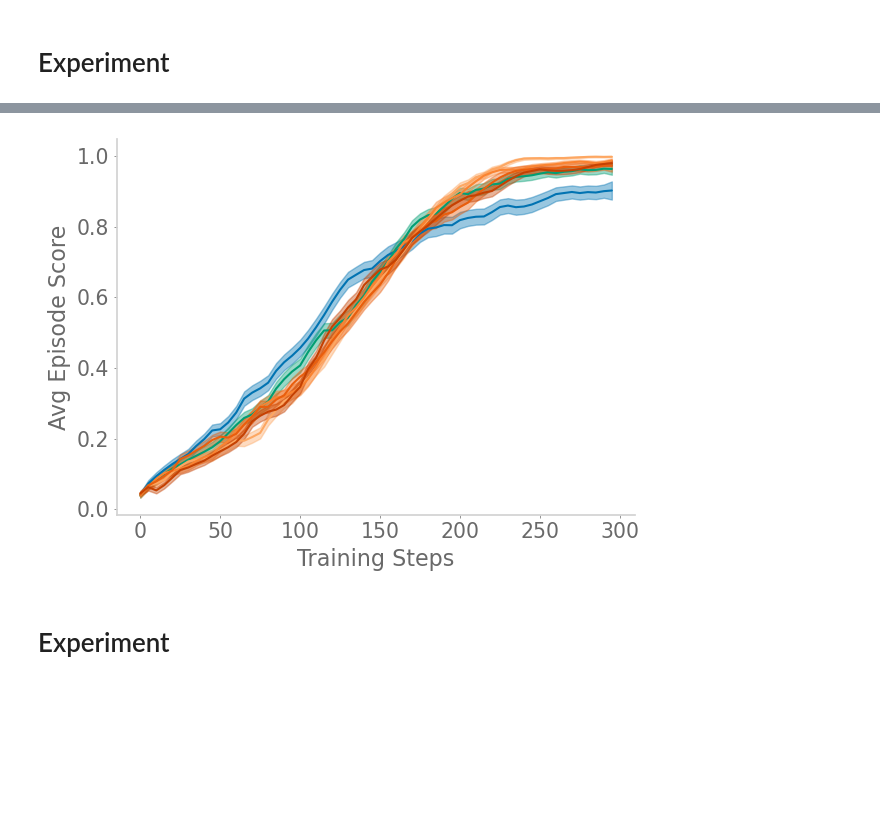
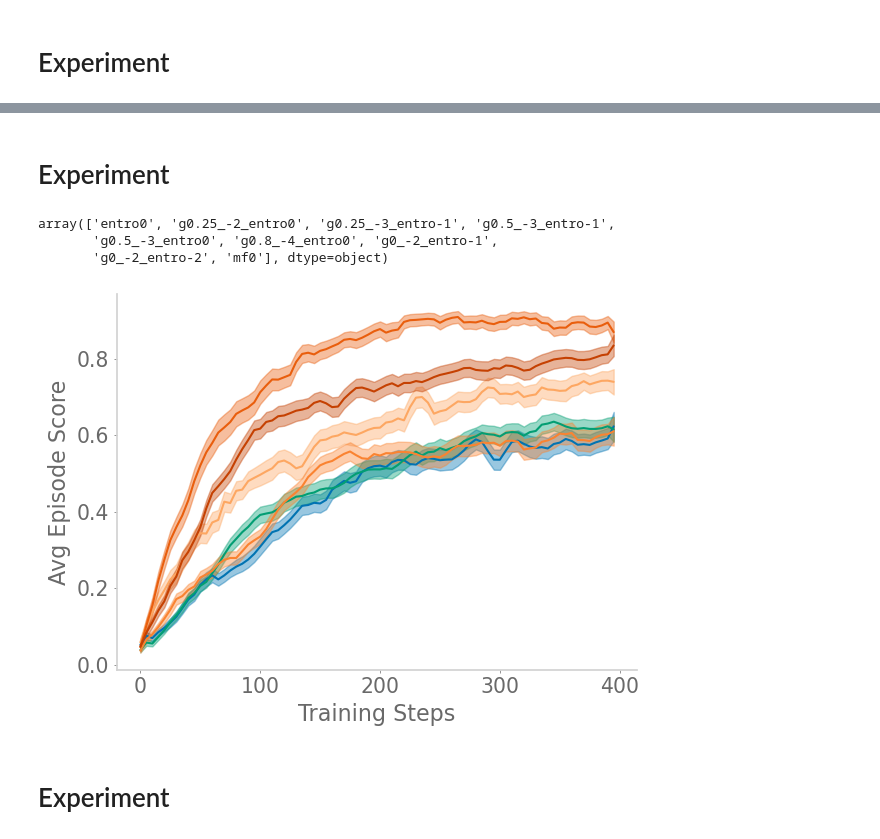
Before and after one commit to chingf/auxrl, a Jupyter notebook: notebooks/02-plot-learning-curves.ipynb, the cells around one changed output, grey strips where cells are left out. Drawn from its saved outputs; the diff is of its cells as text; code cells hidden in the pictures; blank space fills up the shorter version.

```diff
--- a/notebooks/02-plot-learning-curves.ipynb
+++ b/notebooks/02-plot-learning-curves.ipynb
@@ -75,13 +75,14 @@ df = get_df(base, z, pfiles, net_yaml)
 # %%
 colors = cm.get_cmap('Oranges')
 c_steps = np.linspace(0.4, 0.8, 4, endpoint=True)
-colors=['C0', 'C2', colors(c_steps[0])]
+colors=[colors(c_steps[0]), colors(c_steps[1]), colors(c_steps[2]), colors(c_steps[3])]
 new_df = df.copy()
 smooth_line = True
 new_df['episode'] = new_df['episode']//5*5
 episodes = np.unique(new_df['episode'])
 fig, ax = plt.subplots(figsize=(6.4*0.75, 4.8*0.75))
-for _idx, model in enumerate(['mf0', 'entro0', 'g0_-2_entro0']):
+for _idx, model in enumerate(['g0_-2_entro-1', 'g0.25_-2_entro0',
+    'g0.5_-3_entro0', 'g0.8_-4_entro0']):
     means = []
     sems = []
     for ep in episodes:
@@ -102,11 +103,9 @@ for _idx, model in enumerate(['mf0', 'entro0', 'g0_-2_entro0']):
     ax.fill_between(
         episodes[:-1], mean_lowerbound[:-1],
         mean_upperbound[:-1], alpha=0.4, color=colors[_idx])
-plt.xlim(0, 420)
+plt.xlim(-1, 420)
 plt.ylabel('Avg Episode Score')
 plt.xlabel('Training Steps')
-plt.legend(
-    title='Auxiliary Task', loc='lower right')
 plt.tight_layout()
 plt.savefig('foraging.png', dpi=300, transparent=True)
 plt.show()
@@ -235,9 +234,9 @@ plt.show()
 # %% [markdown]
 # Experiment
 # %%
-base = 'gridworld8x8_shuffobs'
+base = 'new_gridworld8x8_shuffobs'
 net_yaml = 'dm'
-z = 10
+z = 11
 # %%
 pfiles = []
 
@@ -256,3 +304,23 @@ array(['entro-1', 'entro0', 'entro1', 'g0.25_-3_entro-1',
+# %% [markdown]
+# Experiment
+# %%
+base = 'frozentransfer_new_gridworld8x8_shuffobs'
+net_yaml = 'dm'
+z = 10
+# %%
+pfiles = []
+
+pickle_dir = f'{engram_dir}pickles/{base}_{net_yaml}_dim{z}/'
+for pfile in os.listdir(pickle_dir):
+    if pfile.endswith('.p'):
+        pfiles.append(f'{pickle_dir}{pfile}')
+df = get_df(base, z, pfiles, net_yaml)
+# %%
+np.unique(df['model'])
+# %% [output]
+array(['entro0', 'g0.25_-2_entro0', 'g0.25_-3_entro-1', 'g0.5_-3_entro-1',
+       'g0.5_-3_entro0', 'g0.8_-4_entro0', 'g0_-2_entro-1',
+       'g0_-2_entro-2', 'mf0'], dtype=object)
 # %%
 colors = cm.get_cmap('Oranges')
 c_steps = np.linspace(0.4, 0.8, 4, endpoint=True)
@@ -264,36 +332,36 @@ episodes = np.unique(new_df['episode'])
 fig, ax = plt.subplots()
 for _idx, model in enumerate(
     #np.unique(new_df['model'])
-    ['mf0', 'entro0', 'g0_-2_entro0', 'g0.25_-3_entro0', 'g0.5_-3_entro0', 'g0.8_-4_entro0']
+    ['mf0', 'entro0', 'g0_-2_entro-2', 'g0.25_-2_entro0', 'g0.5_-3_entro-1', 'g0.8_-4_entro0']
     ):
     means = []
     sems = []
     for ep in episodes:
         vals = new_df[(new_df['model']==model) & (new_df['episode']==ep)]
         vals = vals['valid_score']
         means.append(np.mean(vals))
         sems.append(sem(vals))
     means = np.array(means)
     sems = np.array(sems)
     mean_lowerbound = means - sems
     mean_upperbound = means + sems
     if smooth_line:
         means = smooth(episodes, means, 3)
         mean_lowerbound = smooth(episodes, mean_lowerbound)
         mean_upperbound = smooth(episodes, mean_upperbound)
     ax.plot(episodes[:-1], means[:-1], label=model, color=colors[_idx])
     ax.fill_between(
         episodes[:-1], mean_lowerbound[:-1],
         mean_upperbound[:-1], alpha=0.4, color=colors[_idx]
         )
 plt.ylabel('Avg Episode Score')
 plt.xlabel('Training Steps')
 #plt.legend(title='Auxiliary Task', loc='lower right')
 plt.tight_layout()
 plt.savefig('foraging.png', dpi=300, transparent=True)
 plt.show()
 # %% [output]
-[figure, old version]
+[figure, new version]
 # %% [markdown]
 # Experiment
 # %%
```
Also changed, not shown: parts of 20 cells of this notebook, 5 other files.
